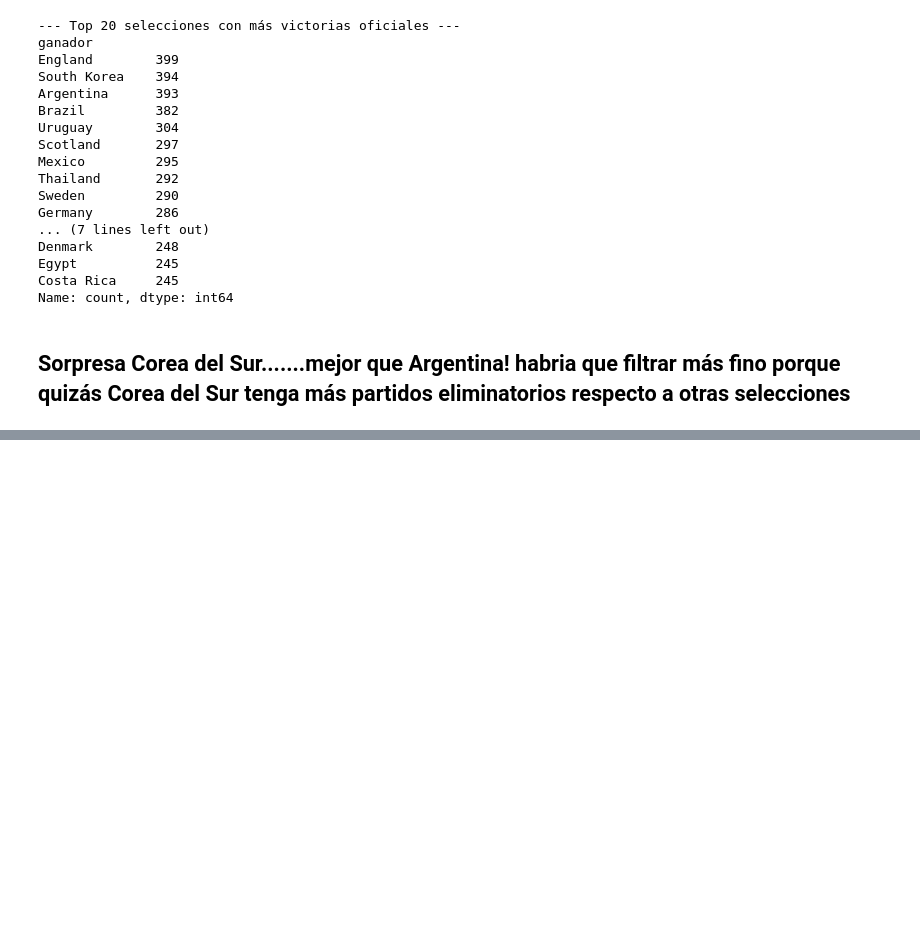
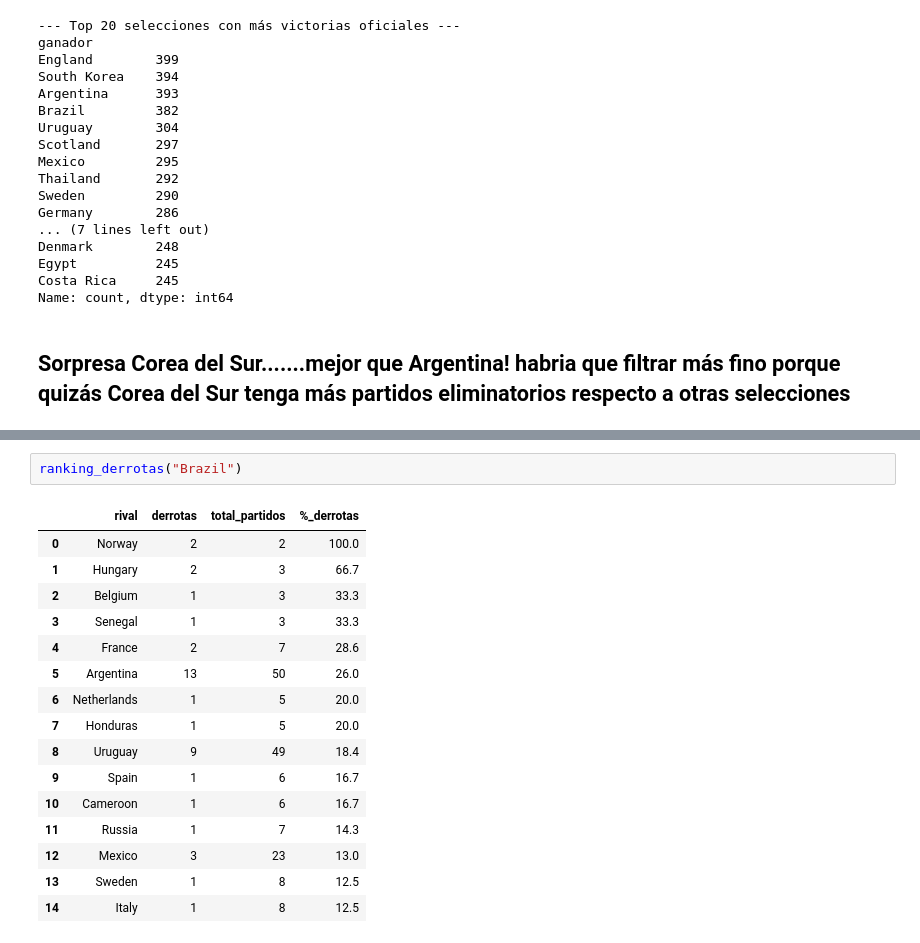
Before and after one commit to fabrimori-rgb/EDA_Fab, a Jupyter notebook: analisis_futbol_limpio.ipynb, the cells around one changed output, grey strips where cells are left out. Cells and saved outputs as stored; diff of their text form; blank space fills up the shorter version.

```diff
--- a/analisis_futbol_limpio.ipynb
+++ b/analisis_futbol_limpio.ipynb
@@ -797,0 +894,19 @@ plt.show()
+# %%
+ranking_derrotas("Brazil")
+# %% [output]
+|  | rival | derrotas | total_partidos | %_derrotas |
+| 0 | Norway | 2 | 2 | 100.0 |
+| 1 | Hungary | 2 | 3 | 66.7 |
+| 2 | Belgium | 1 | 3 | 33.3 |
+| 3 | Senegal | 1 | 3 | 33.3 |
+| 4 | France | 2 | 7 | 28.6 |
+| 5 | Argentina | 13 | 50 | 26.0 |
+| 6 | Netherlands | 1 | 5 | 20.0 |
+| 7 | Honduras | 1 | 5 | 20.0 |
+| 8 | Uruguay | 9 | 49 | 18.4 |
+| 9 | Spain | 1 | 6 | 16.7 |
+| 10 | Cameroon | 1 | 6 | 16.7 |
+| 11 | Russia | 1 | 7 | 14.3 |
+| 12 | Mexico | 3 | 23 | 13.0 |
+| 13 | Sweden | 1 | 8 | 12.5 |
+| 14 | Italy | 1 | 8 | 12.5 |
```
Also changed, not shown: parts of 23 cells of this notebook.
